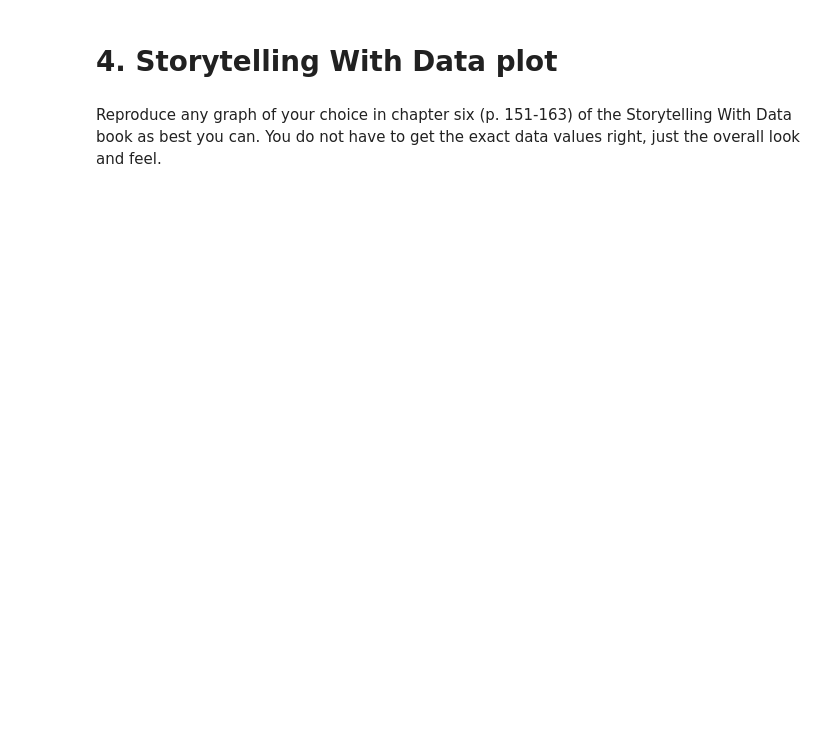
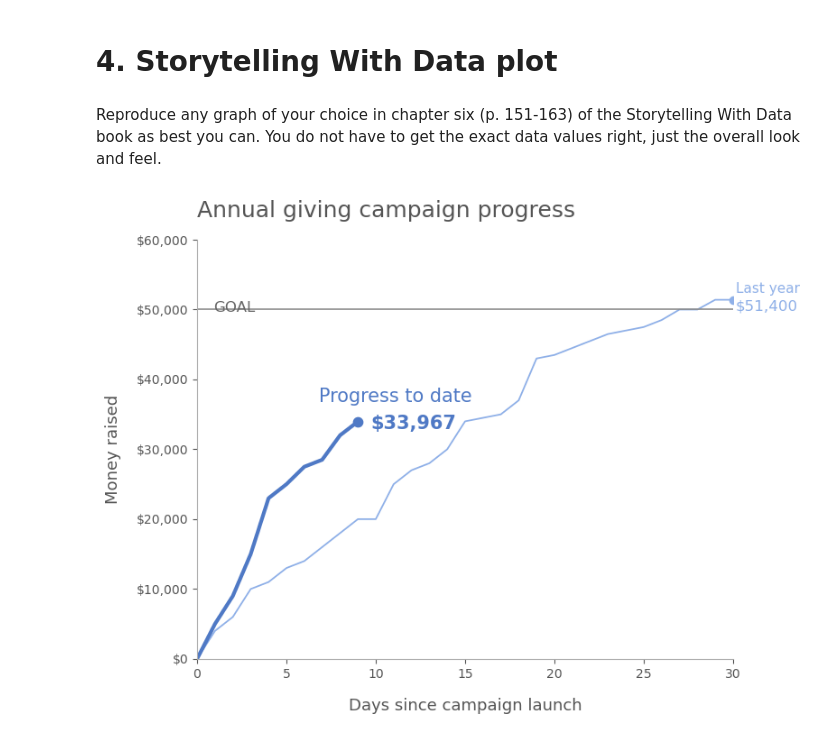
Before and after one commit to chenmichael2/MOD-B-O2, a Jupyter notebook: OMDS-ModB2-Week10-Chen-Michael.ipynb, the cells around one changed output. Saved outputs shown, nothing was run; the diff lists cells and outputs as text; code cells hidden in the pictures; blank space fills up the shorter version.

```diff
--- a/Week10.ipynb
+++ b/OMDS-ModB2-Week10-Chen-Michael.ipynb
@@ -187,3 +246,76 @@ ten_X, ten_y = make_X_y(alpha=10)
 # 4. Storytelling With Data plot
 # %% [markdown]
 Reproduce any graph of your choice in chapter six (p. 151-163) of the Storytelling With Data book as best you can. You do not have to get the exact data values right, just the overall look and feel.
+# %%
+import numpy as np
+import matplotlib.pyplot as plt
+
+# Approximate data to match the look and feel
+days = np.arange(0, 31)
+
+this_year = np.array([
+    0, 5000, 9000, 15000, 23000, 25000, 27500, 28500, 32000, 33967,
+    np.nan, np.nan, np.nan, np.nan, np.nan, np.nan, np.nan, np.nan,
+    np.nan, np.nan, np.nan, np.nan, np.nan, np.nan, np.nan, np.nan,
+    np.nan, np.nan, np.nan, np.nan, np.nan
+])
+
+last_year = np.array([
+    0, 4000, 6000, 10000, 11000, 13000, 14000, 16000, 18000, 20000,
+    20000, 25000, 27000, 28000, 30000, 34000, 34500, 35000, 37000,
+    43000, 43500, 44500, 45500, 46500, 47000, 47500, 48500, 50000,
+    50000, 51400, 51400
+])
+
+goal = 50000
+
+# Colors close to the book's style
+dark_blue = "#4F79C5"
+light_blue = "#8FB0E8"
+gray = "#8A8A8A"
+
+fig, ax = plt.subplots(figsize=(8, 6))
+
+# Plot lines
+ax.plot(days, last_year, color=light_blue, linewidth=1.3)
+ax.plot(days[:10], this_year[:10], color=dark_blue, linewidth=3)
+
+# Highlight point for progress to date
+ax.scatter(9, 33967, color=dark_blue, s=55, zorder=5)
+
+# Goal reference line
+ax.hlines(goal, xmin=0, xmax=30, colors=gray, linewidth=1.2)
+ax.text(0.9, goal + 200, "GOAL", color="#666666", fontsize=12, va="center")
+
+# Labels / annotations
+ax.text(6.8, 36800, "Progress to date", color=dark_blue, fontsize=15)
+ax.text(9.7, 32900, "$33,967", color=dark_blue, fontsize=15, fontweight="bold")
+
+ax.scatter(30, 51400, color=light_blue, s=35, zorder=5)
+ax.text(30.15, 52000, "Last year", color=light_blue, fontsize=11, ha="left", va="bottom")
+ax.text(30.15, 50500, "$51,400", color=light_blue, fontsize=12, ha="left", va="center")
+
+# Title and axis labels
+ax.set_title("Annual giving campaign progress", fontsize=18, color="#555555", loc="left", pad=18)
+ax.set_xlabel("Days since campaign launch", fontsize=13, color="#555555", labelpad=14)
+ax.set_ylabel("Money raised", fontsize=13, color="#555555", labelpad=12)
+
+# Axes formatting
+ax.set_xlim(0, 30)
+ax.set_ylim(0, 60000)
+ax.set_xticks(np.arange(0, 31, 5))
+ax.set_yticks(np.arange(0, 60001, 10000))
+ax.set_yticklabels([f"${v:,.0f}" for v in np.arange(0, 60001, 10000)])
+
+# Minimal style like the book
+ax.spines["top"].set_visible(False)
+ax.spines["right"].set_visible(False)
+ax.spines["left"].set_color("#AAAAAA")
+ax.spines["bottom"].set_color("#AAAAAA")
+ax.tick_params(colors="#555555")
+ax.grid(False)
+
+plt.tight_layout()
+plt.show()
+# %% [output]
+[figure, added]
```
Also changed, not shown: parts of 3 cells of this notebook.
